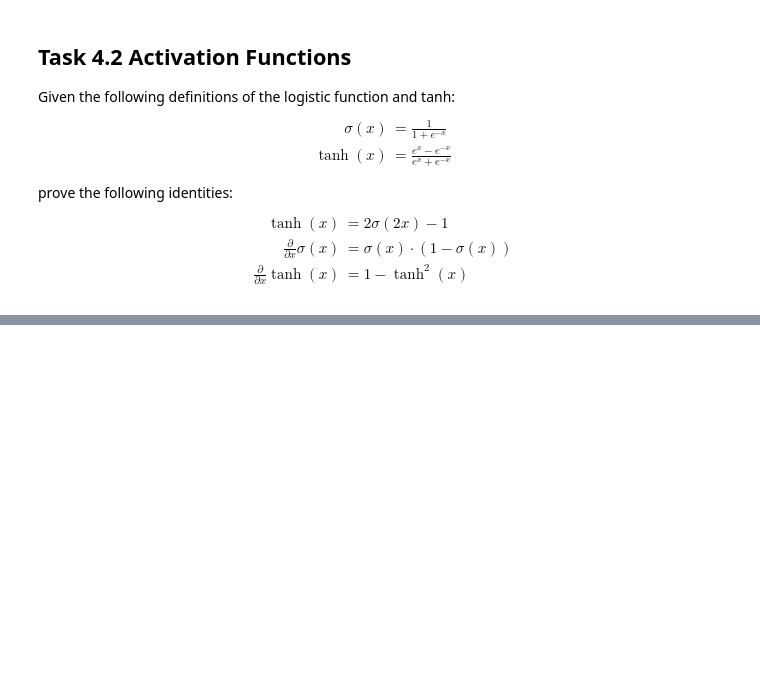
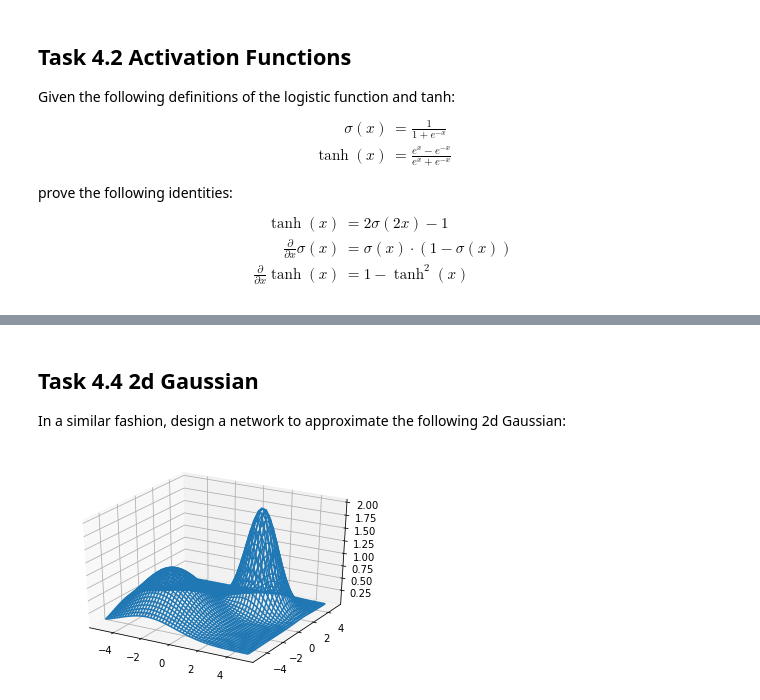
Before and after one commit to rhaschke/Neural-Networks, a Jupyter notebook: a4.ipynb, the cells around one changed output, grey strips where cells are left out. Saved outputs shown, nothing was run; the diff lists cells and outputs as text; code cells hidden in the pictures; blank space fills up the shorter version.

```diff
--- a/a4.ipynb
+++ b/a4.ipynb
@@ -53,0 +49,17 @@ Denote the results directly in the graph, above the connecting arrow lines.
+# %% [markdown]
+## Task 4.4 2d Gaussian
+
+In a similar fashion, design a network to approximate the following 2d Gaussian:
+# %%
+from mpl_toolkits.mplot3d import Axes3D  # enable 3d plotting
+
+x = np.linspace(-5, 5, 50)
+y = np.linspace(-5, 5, 50)
+XY = np.stack(np.meshgrid(x, y), axis=-1)  # create grid of (x,y) pairs
+Z = Gaussian(XY, mu=np.array([-2,-2]), sigma=2) + 2*Gaussian(XY, mu=np.array([2,2]))
+
+fig = plt.figure()
+ax = fig.add_subplot(projection='3d')
+ax.plot_wireframe(XY[:,:,0], XY[:,:,1], Z);
+# %% [output]
+[figure, added]
```
Also changed, not shown: parts of 3 cells of this notebook.
